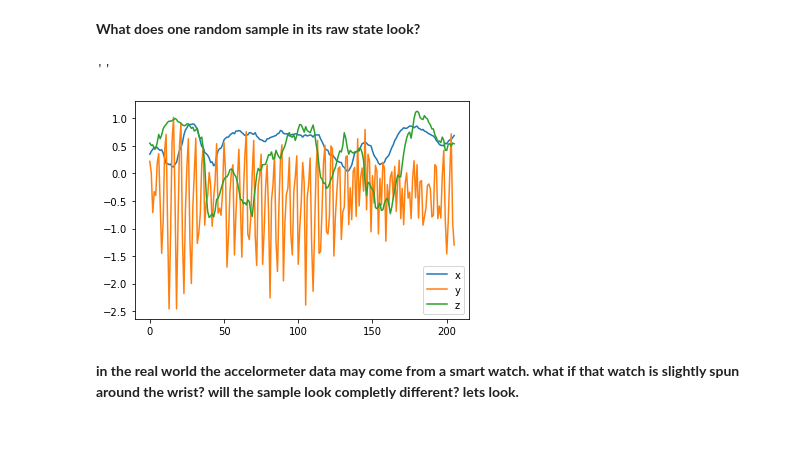
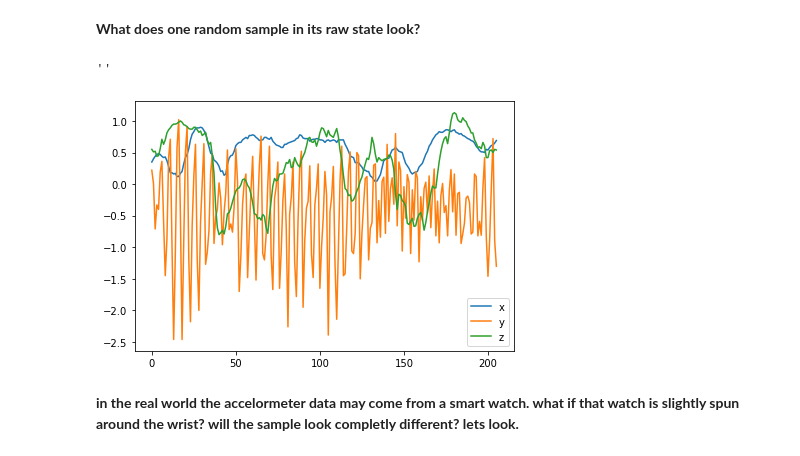
Before and after one commit to Iguanacolossus/Capstone3-TBA, a Jupyter notebook: notebooks/HAR-clustering.ipynb, the cells around one changed output. Saved outputs shown, nothing was run; the diff lists cells and outputs as text; code cells hidden in the pictures.

```diff
--- a/notebooks/HAR-clustering.ipynb
+++ b/notebooks/HAR-clustering.ipynb
@@ -42,13 +42,14 @@ len(time)
 # %%
 fig, axs = plt.subplots()
 axs.plot(time,x_tuple, label='x')
 axs.plot(time,y_tuple, label='y')
 axs.plot(time,z_tuple, label='z')
 plt.legend()
+plt.tight_layout()
 ;
 # %% [output]
 ''
-[figure, old version]
+[figure, new version]
 # %% [markdown]
 **in the real world the accelormeter data may come from a smart watch. what if that watch is slightly spun around the wrist? will the sample look completly different? lets look.**
 # %%
```
Also changed, not shown: parts of 2 cells of this notebook, 2 other files.
